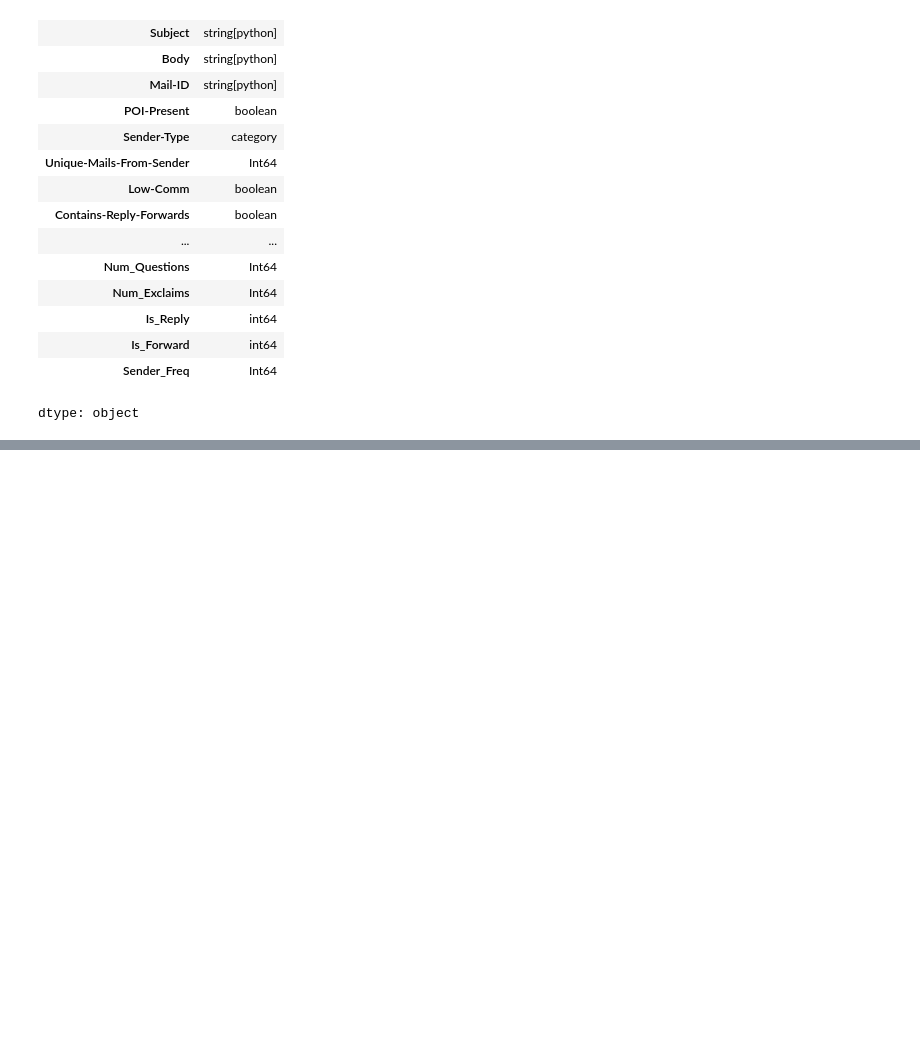
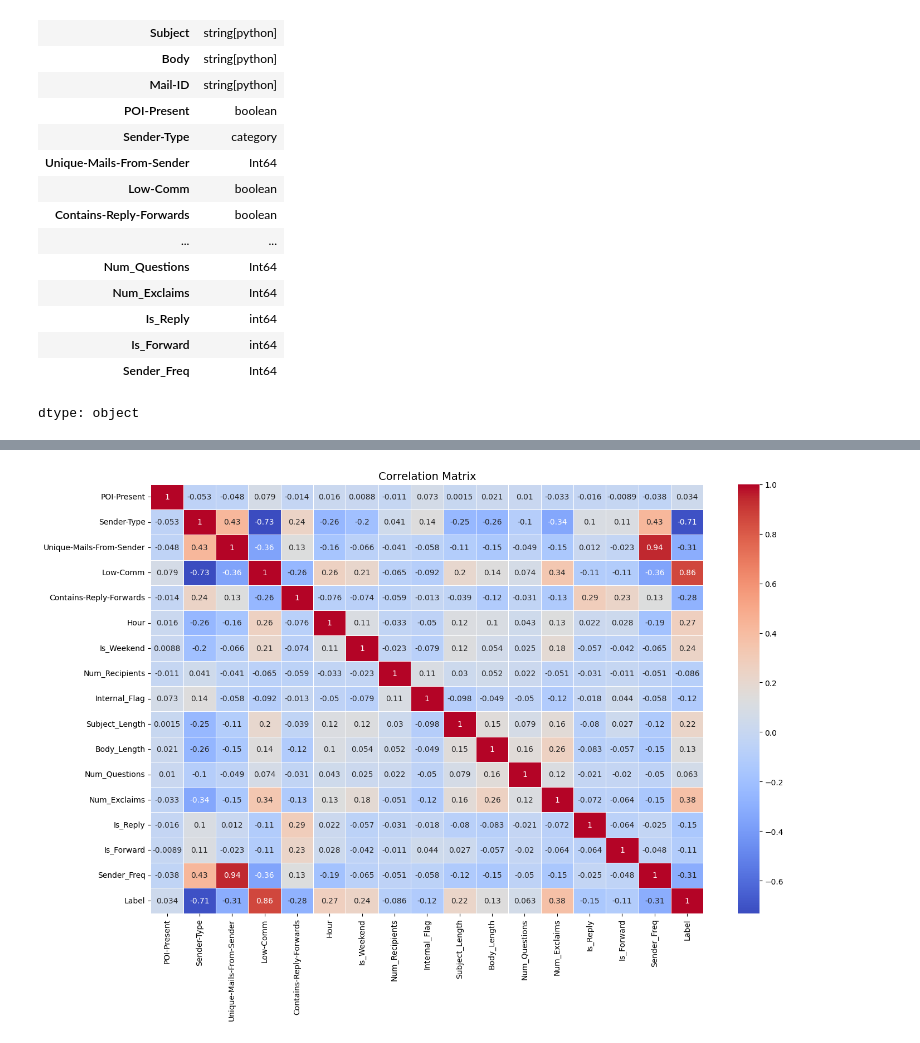
Before and after one commit to ArunK-ML/FULL---Fraud-Email---DataSet, a Jupyter notebook: Fraud_Email.ipynb, the cells around one changed output, grey strips where cells are left out. Drawn from its saved outputs; the diff is of its cells as text; code cells hidden in the pictures; blank space fills up the shorter version.

```diff
--- a/Fraud_Email.ipynb
+++ b/Fraud_Email.ipynb
@@ -609,0 +670,17 @@ dtype: object
+# %%
+# -----------------------------
+# Encode Boolean columns → 0/1
+# -----------------------------
+for col in df_Final.select_dtypes(include=['bool']).columns:
+    df_Final[col] = df_Final[col].astype(int)
+
+# -----------------------------
+# Encode Categorical columns
+# -----------------------------
+# Option 1: Label Encoding (if order matters or for tree models)
+from sklearn.preprocessing import LabelEncoder
+
+cat_cols = df_Final.select_dtypes(include=['category']).columns
+le = LabelEncoder()
+for col in cat_cols:
+    df_Final[col] = le.fit_transform(df_Final[col])
@@ -609,0 +735,13 @@ dtype: object
+# %%
+# ---- 1. Convert categorical-like numeric columns ----
+
+df_Final['POI-Present'] = df_Final['POI-Present'].astype('category')
+df_Final['Sender-Type'] = df_Final['Sender-Type'].astype('category')
+df_Final['Low-Comm'] = df_Final['Low-Comm'].astype('category')
+df_Final['Contains-Reply-Forwards'] = df_Final['Contains-Reply-Forwards'].astype('category')
+df_Final['Is_Weekend'] = df_Final['Is_Weekend'].astype('category')
+df_Final['Is_Reply'] = df_Final['Is_Reply'].astype('category')
+df_Final['Is_Forward'] = df_Final['Is_Forward'].astype('category')
+df_Final['Hour'] = df_Final['Hour'].astype('category')
+df_Final['Label'] = df_Final['Label'].astype('category')
+df_Final['Internal_Flag'] = df_Final['Internal_Flag'].astype('category')
@@ -609,0 +774,2 @@ dtype: object
+# %%
+df_Final.drop_duplicates(inplace=True)
@@ -609,0 +831,7 @@ dtype: object
+# %%
+plt.figure(figsize=(16, 10))
+sns.heatmap(df_Final.corr(), annot=True, cmap="coolwarm", linewidths=0.5)
+plt.title("Correlation Matrix", fontsize=14)
+plt.show()
+# %% [output]
+[figure, added]
```
Also changed, not shown: parts of 35 cells of this notebook.
